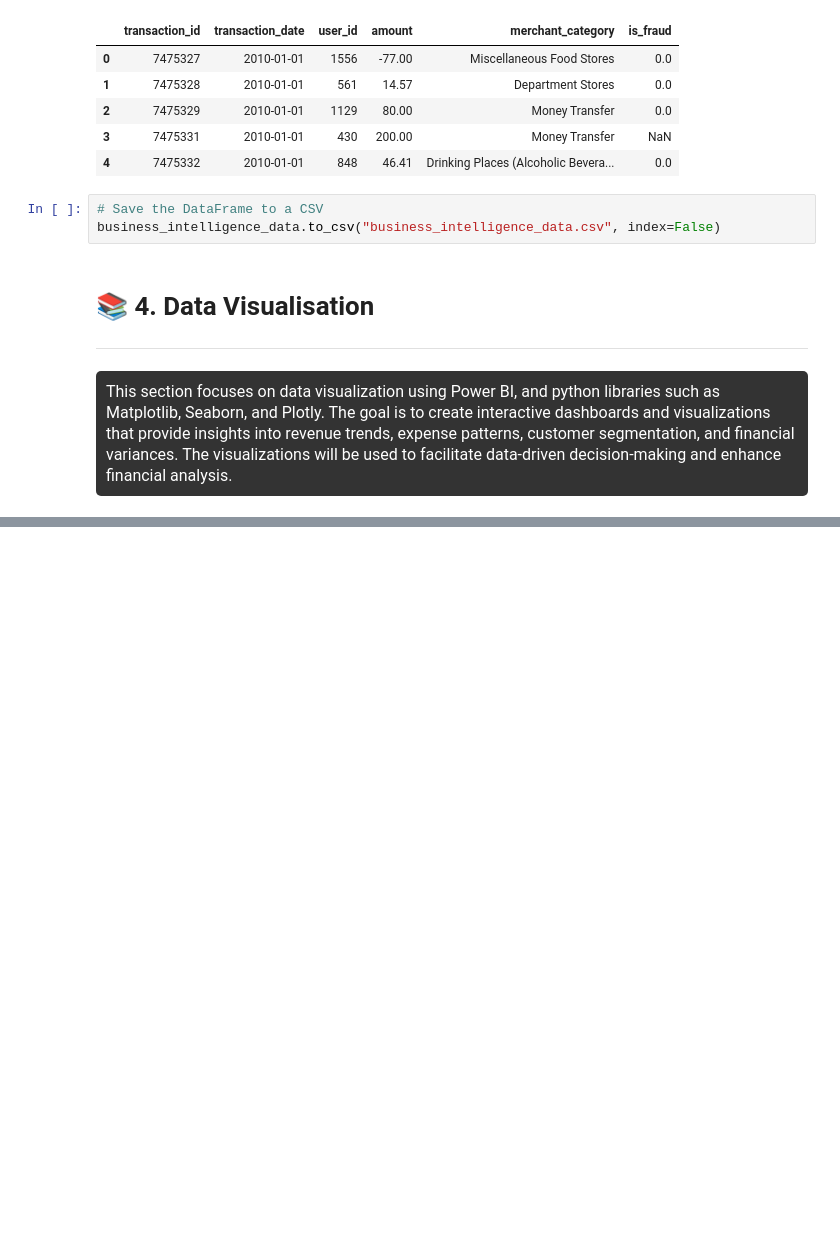
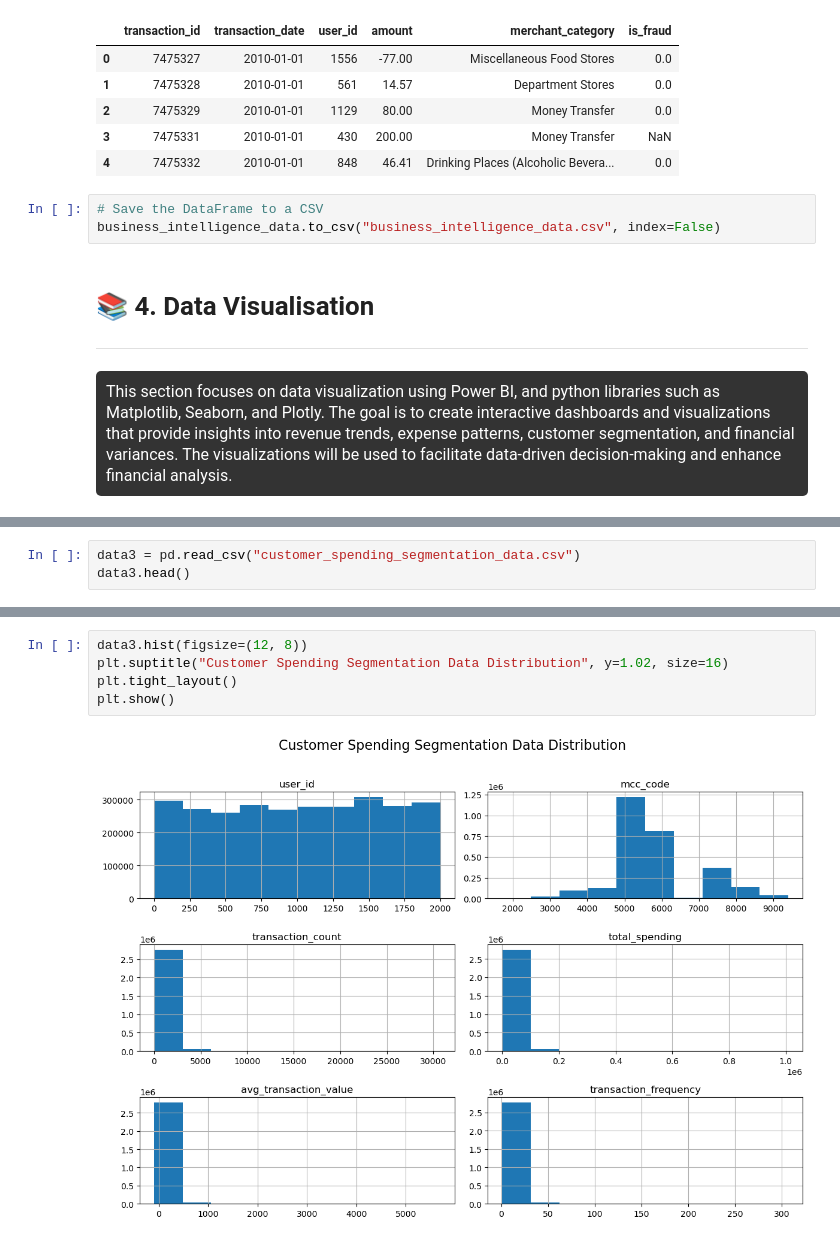
Before and after one commit to TeslimAdeyanju/15-Portfolio-Financial-Data-Analytics-Forecasting-Variance-Analysis, a Jupyter notebook: Financial-Data-Analytics-Forecasting-Variance-Analysis.ipynb, the cells around one changed output, grey strips where cells are left out. Cells and saved outputs as stored; diff of their text form; blank space fills up the shorter version.

```diff
--- a/Financial-Data-Analytics-Forecasting-Variance-Analysis.ipynb
+++ b/Financial-Data-Analytics-Forecasting-Variance-Analysis.ipynb
@@ -1388,0 +1296,3 @@ This section focuses on data visualization using Power BI, and python libraries
+# %%
+data3 = pd.read_csv("customer_spending_segmentation_data.csv")
+data3.head()
@@ -1388,0 +1306,7 @@ This section focuses on data visualization using Power BI, and python libraries
+# %%
+data3.hist(figsize=(12, 8))
+plt.suptitle("Customer Spending Segmentation Data Distribution", y=1.02, size=16)
+plt.tight_layout()
+plt.show()
+# %% [output]
+[figure, added]
```
Also changed, not shown: parts of 44 cells of this notebook.
